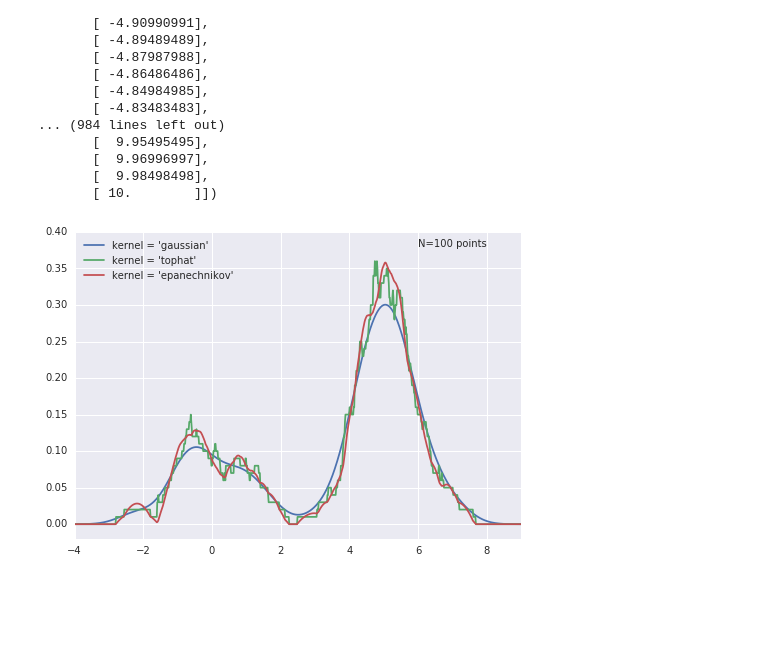
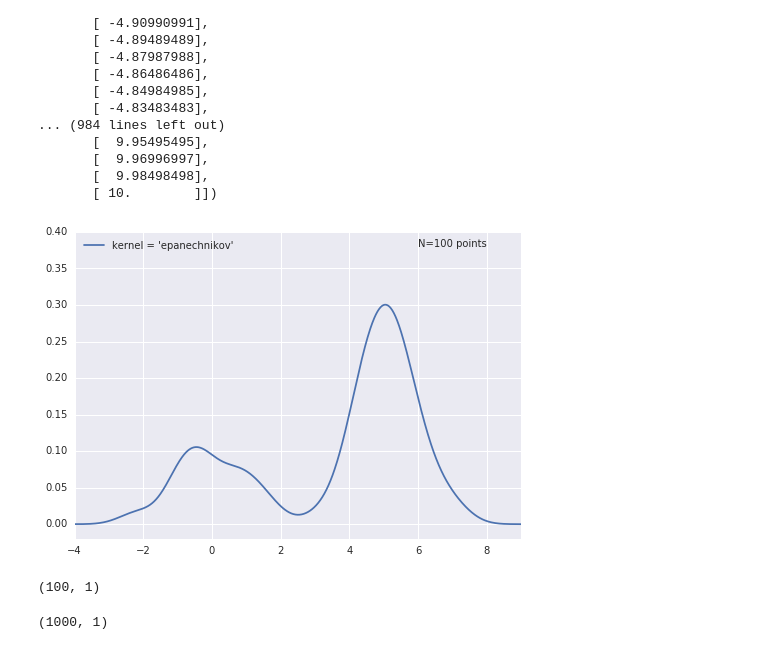
Before and after one commit to nispc/gcloud-test, a Jupyter notebook: GeoPandas.ipynb, the cells around one changed output. Saved outputs shown, nothing was run; the diff lists cells and outputs as text; code cells hidden in the pictures; blank space fills up the shorter version.

```diff
--- a/GeoPandas.ipynb
+++ b/GeoPandas.ipynb
@@ -270,36 +270,43 @@ array([[ -5.        ],
 # %%
 # Author: Jake Vanderplas <jakevdp@cs.washington.edu>
 #
 import numpy as np
 import matplotlib.pyplot as plt
 from scipy.stats import norm
 from sklearn.neighbors import KernelDensity
 
 
 # Plot a 1D density example
 N = 100
 np.random.seed(1)
 X = np.concatenate((np.random.normal(0, 1, 0.3 * N),
                     np.random.normal(5, 1, 0.7 * N)))[:, np.newaxis]
 
 X_plot = np.linspace(-5, 10, 1000)[:, np.newaxis]
 
 
 fig, ax = plt.subplots()
 
-for kernel in ['gaussian', 'tophat', 'epanechnikov']:
-    kde = KernelDensity(kernel=kernel, bandwidth=0.5).fit(X)
-    log_dens = kde.score_samples(X_plot)
-    ax.plot(X_plot[:, 0], np.exp(log_dens), '-',
-            label="kernel = '{0}'".format(kernel))
+kde = KernelDensity(kernel='gaussian', bandwidth=0.5).fit(X)
+log_dens = kde.score_samples(X_plot)
+ax.plot(X_plot[:, 0], np.exp(log_dens), '-',
+        label="kernel = '{0}'".format(kernel))
 
 ax.text(6, 0.38, "N={0} points".format(N))
 
 ax.legend(loc='upper left')
 ax.plot(X[:, 0], -0.005 - 0.01 * np.random.random(X.shape[0]), '+k')
 
 ax.set_xlim(-4, 9)
 ax.set_ylim(-0.02, 0.4)
 plt.show()
 # %% [output]
-[figure, old version]
+[figure, new version]
+# %%
+X.shape
+# %% [output]
+(100, 1)
+# %%
+X_plot.shape
+# %% [output]
+(1000, 1)
```
